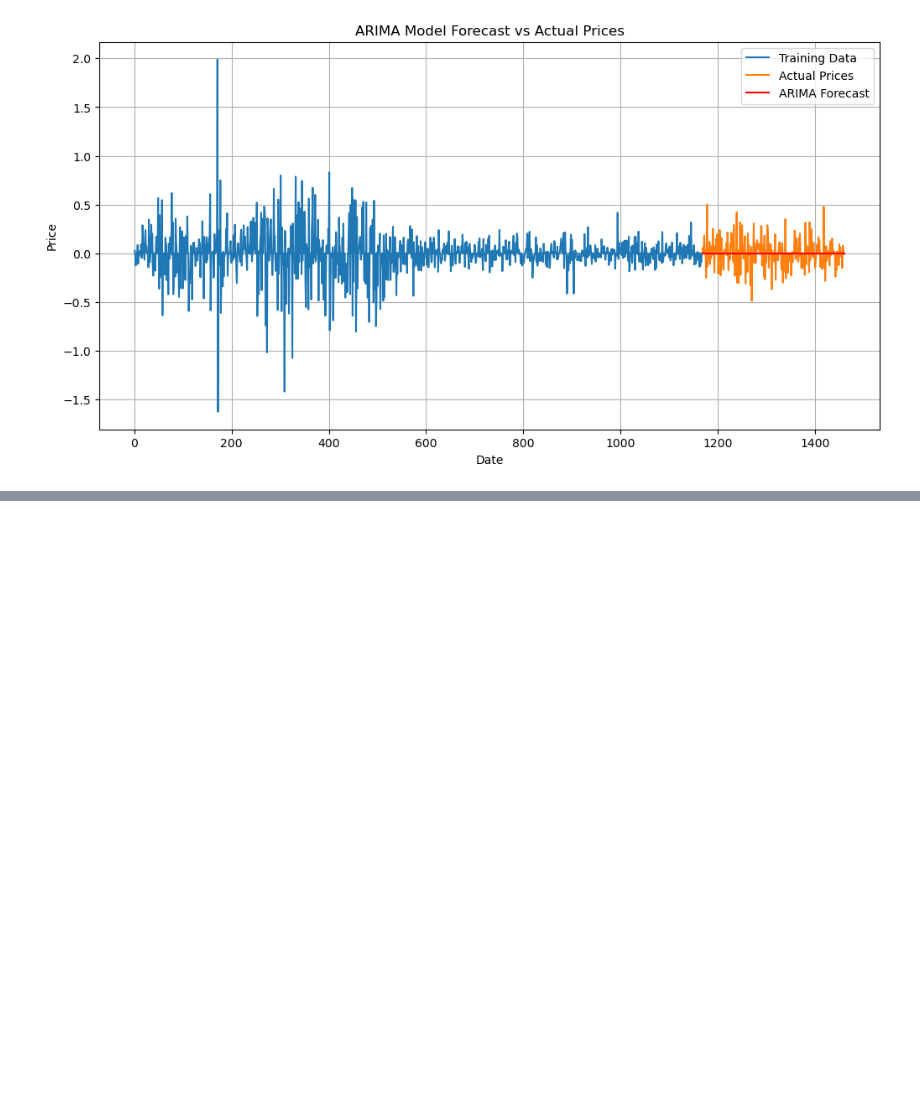
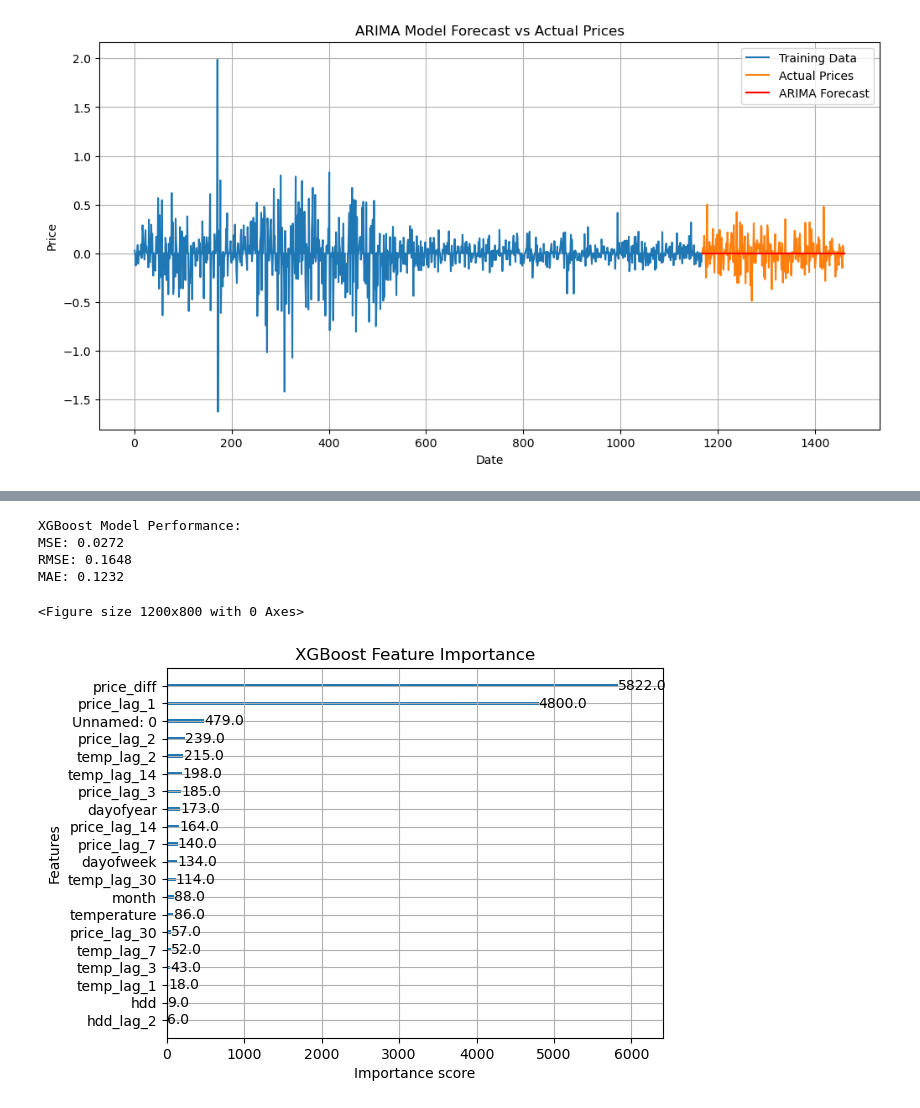
Before and after one commit to bekhkamolov/natural-gas-forecasting, a Jupyter notebook: notebooks/model_implementations.ipynb, the cells around one changed output, grey strips where cells are left out. Drawn from its saved outputs; the diff is of its cells as text; code cells hidden in the pictures; blank space fills up the shorter version.

```diff
--- a/notebooks/model_implementations.ipynb
+++ b/notebooks/model_implementations.ipynb
@@ -71,0 +239,26 @@ plt.show()
+# %%
+# Create features
+df = df.set_index('date')
+df_features = create_features(df)
+
+# Drop rows with NaN values from lag features
+df_features = df_features.dropna()
+# %%
+# Split into features and target
+X = df_features.drop(['price'], axis=1)
+y = df_features['price']
+
+# Split into train and test (maintaining temporal order)
+X_train, X_test = X.iloc[:train_size], X.iloc[train_size:]
+y_train, y_test = y.iloc[:train_size], y.iloc[train_size:]
+# %%
+# Initialize and fit XGBoost model
+xgb_model = xgb.XGBRegressor(objective='reg:squarederror',
+                            n_estimators=1000,
+                            learning_rate=0.01,
+                            early_stopping_rounds=50,
+                            random_state=42)
+
+xgb_model.fit(X_train, y_train,
+             eval_set=[(X_train, y_train), (X_test, y_test)],
+             verbose=100)
@@ -71,0 +282,27 @@ plt.show()
+# %%
+# Make predictions
+xgb_pred = xgb_model.predict(X_test)
+
+# Calculate evaluation metrics
+xgb_mse = mean_squared_error(y_test, xgb_pred)
+xgb_rmse = np.sqrt(xgb_mse)
+xgb_mae = mean_absolute_error(y_test, xgb_pred)
+
+print(f"\nXGBoost Model Performance:")
+print(f"MSE: {xgb_mse:.4f}")
+print(f"RMSE: {xgb_rmse:.4f}")
+print(f"MAE: {xgb_mae:.4f}")
+# %% [output]
+XGBoost Model Performance:
+MSE: 0.0272
+RMSE: 0.1648
+MAE: 0.1232
+# %%
+# Plot feature importance
+plt.figure(figsize=(12,8))
+xgb.plot_importance(xgb_model, max_num_features=20)
+plt.title('XGBoost Feature Importance')
+plt.show()
+# %% [output]
+<Figure size 1200x800 with 0 Axes>
+[figure, added]
```
Also changed, not shown: parts of 27 cells of this notebook, 1 other file.
